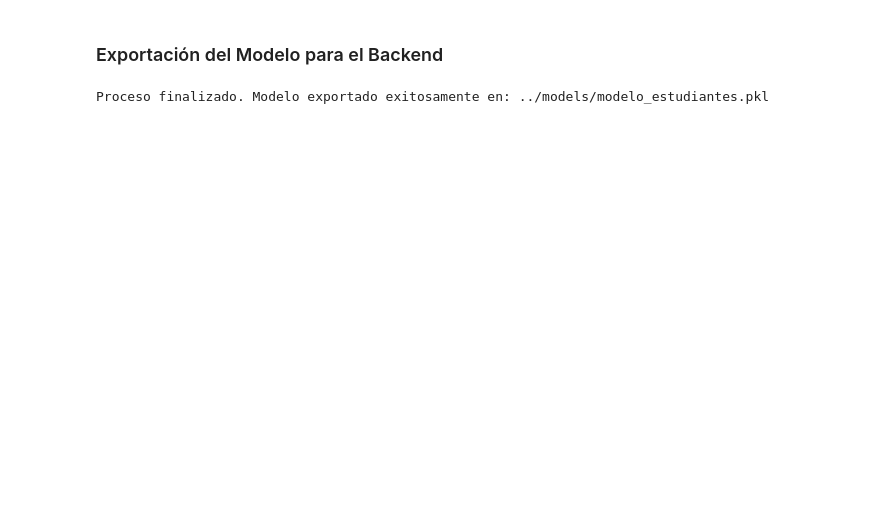
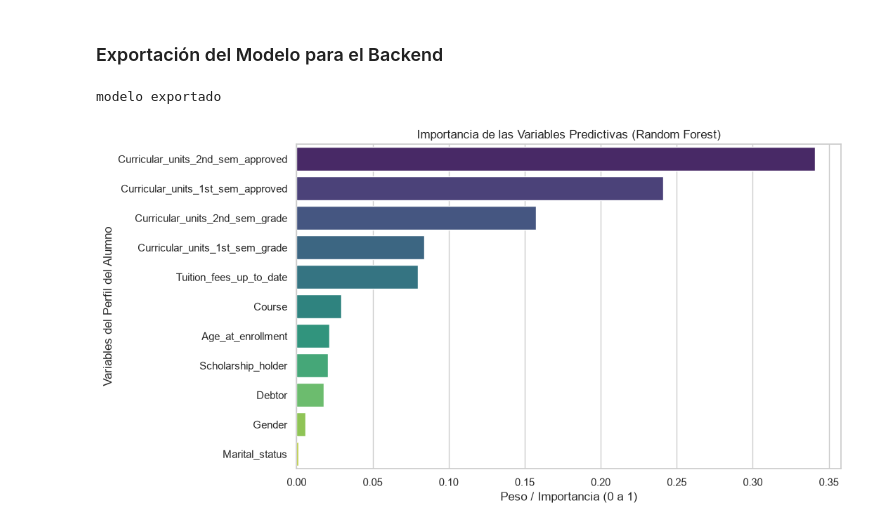
Before and after one commit to Facuccr/prediccion-academica-estudiantes-TLPlll, a Jupyter notebook: notebook/analisis_y_modelado.ipynb, the cells around one changed output. Cells and saved outputs as stored; diff of their text form; code cells hidden in the pictures; blank space fills up the shorter version.

Commit message:
Implementacion de cambios de código para mejorar la funcionalidad y mejorar el rendimiento

```diff
--- a/notebook/analisis_y_modelado.ipynb
+++ b/notebook/analisis_y_modelado.ipynb
@@ -230,8 +349,30 @@ os.makedirs('../models', exist_ok=True)
 # %%
-# Definir la ruta del archivo y exportar con joblib
+# definicion de la ruta del archivo y exportar con joblib
 ruta_modelo = '../models/modelo_estudiantes.pkl'
 joblib.dump(rf_model, ruta_modelo)
-
-print(f"\nProceso finalizado. Modelo exportado exitosamente en: {ruta_modelo}")
+print("modelo exportado")
 # %% [output]
-Proceso finalizado. Modelo exportado exitosamente en: ../models/modelo_estudiantes.pkl
+modelo exportado
+# %%
+# importancia de las variables
+import pandas as pd
+import seaborn as sns
+
+# se extrae la importancia calculada por el Random Forest
+importancias = rf_model.feature_importances_
+
+# Armamos un DataFrame para verlo prolijo
+df_importancias = pd.DataFrame({
+    'Variable': features,
+    'Importancia': importancias
+}).sort_values(by='Importancia', ascending=False)
+
+# Graficamos
+plt.figure(figsize=(10, 6))
+sns.barplot(data=df_importancias, x='Importancia', y='Variable', hue='Variable', palette='viridis', legend=False)
+plt.title('Importancia de las Variables Predictivas (Random Forest)')
+plt.xlabel('Peso / Importancia (0 a 1)')
+plt.ylabel('Variables del Perfil del Alumno')
+plt.show()
+# %% [output]
+[figure, added]
```
Also changed, not shown: parts of 8 cells of this notebook.
